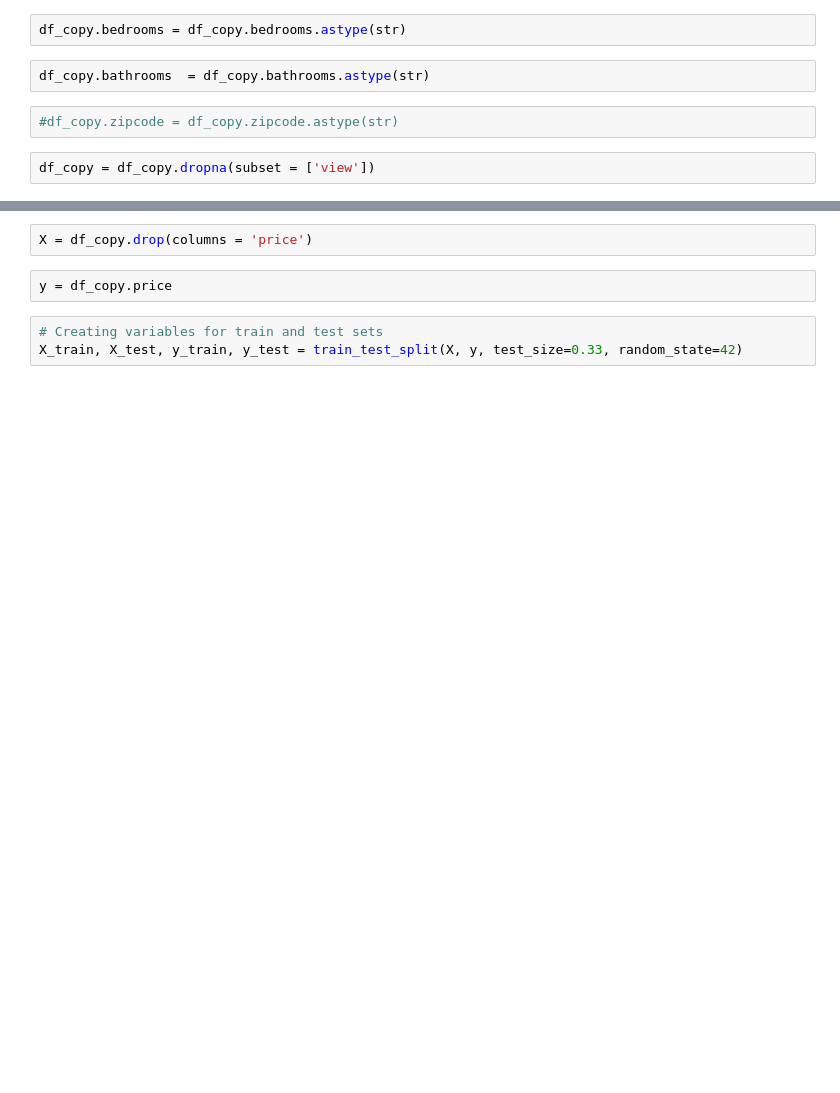
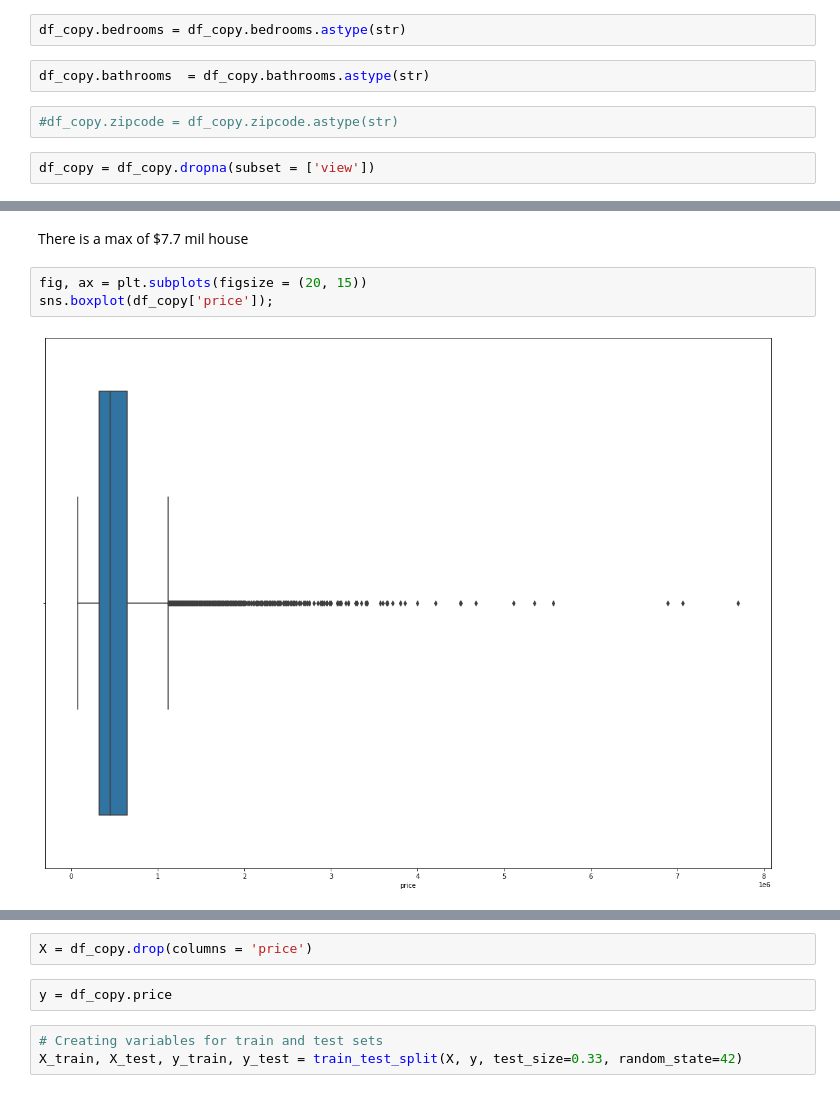
Before and after one commit to xiaohua-su/King_County_Real_Estate_Analysis, a Jupyter notebook: scratchwork_that_runs_properly.ipynb, the cells around one changed output, grey strips where cells are left out. Cells and saved outputs as stored; diff of their text form; blank space fills up the shorter version.

```diff
--- a/scratchwork_that_runs_properly.ipynb
+++ b/scratchwork_that_runs_properly.ipynb
@@ -122,0 +151,7 @@ df_copy = df_copy.dropna(subset = ['view'])
+# %% [markdown]
+There is a max of $7.7 mil house
+# %%
+fig, ax = plt.subplots(figsize = (20, 15))
+sns.boxplot(df_copy['price']);
+# %% [output]
+[figure, added]
```
Also changed, not shown: parts of 65 cells of this notebook.
